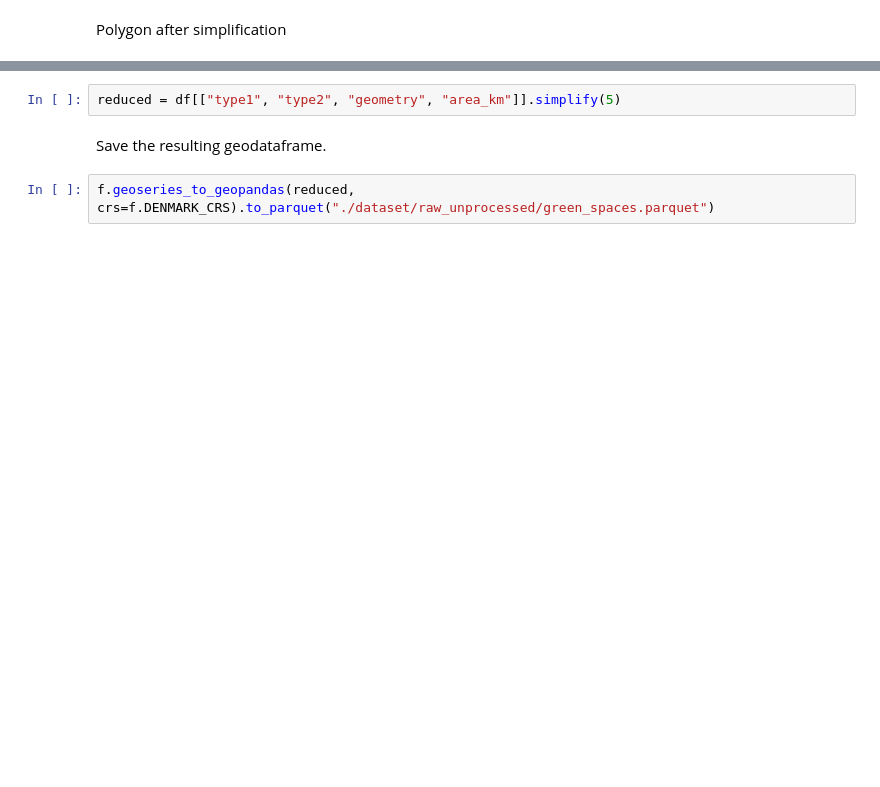
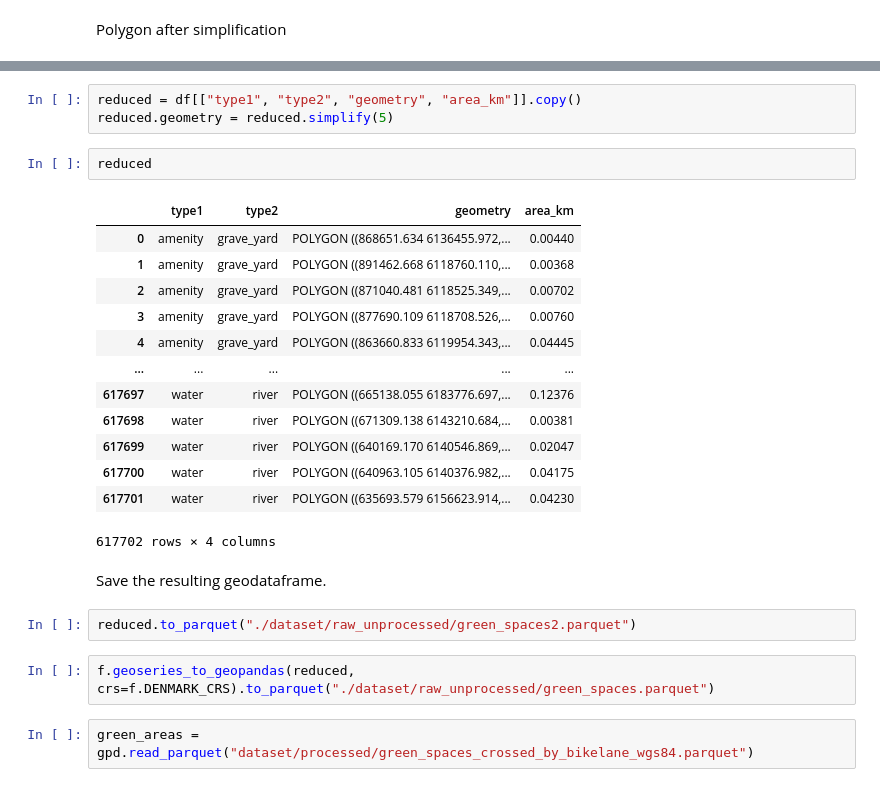
Before and after one commit to csipapicsa/geospatial_ds-project-FORK, a Jupyter notebook: forest_merger_and_green_spaces_stats.ipynb, the cells around one changed output, grey strips where cells are left out. Saved outputs shown, nothing was run; the diff lists cells and outputs as text; blank space fills up the shorter version.

```diff
--- a/forest_merger_and_green_spaces_stats.ipynb
+++ b/forest_merger_and_green_spaces_stats.ipynb
@@ -77,8 +77,29 @@ df[527757:527758].geometry.simplify(5).explore()
 # %% [output]
 [interactive output not drawn]
 # %%
-reduced = df[["type1", "type2", "geometry", "area_km"]].simplify(5)
+reduced = df[["type1", "type2", "geometry", "area_km"]].copy()
+reduced.geometry = reduced.simplify(5)
+# %%
+reduced
+# %% [output]
+|  | type1 | type2 | geometry | area_km |
+| 0 | amenity | grave_yard | POLYGON ((868651.634 6136455.972,... | 0.00440 |
+| 1 | amenity | grave_yard | POLYGON ((891462.668 6118760.110,... | 0.00368 |
+| 2 | amenity | grave_yard | POLYGON ((871040.481 6118525.349,... | 0.00702 |
+| 3 | amenity | grave_yard | POLYGON ((877690.109 6118708.526,... | 0.00760 |
+| 4 | amenity | grave_yard | POLYGON ((863660.833 6119954.343,... | 0.04445 |
+| ... | ... | ... | ... | ... |
+| 617697 | water | river | POLYGON ((665138.055 6183776.697,... | 0.12376 |
+| 617698 | water | river | POLYGON ((671309.138 6143210.684,... | 0.00381 |
+| 617699 | water | river | POLYGON ((640169.170 6140546.869,... | 0.02047 |
+| 617700 | water | river | POLYGON ((640963.105 6140376.982,... | 0.04175 |
+| 617701 | water | river | POLYGON ((635693.579 6156623.914,... | 0.04230 |
+617702 rows × 4 columns
 # %% [markdown]
 Save the resulting geodataframe.
+# %%
+reduced.to_parquet("./dataset/raw_unprocessed/green_spaces2.parquet")
 # %%
 f.geoseries_to_geopandas(reduced, crs=f.DENMARK_CRS).to_parquet("./dataset/raw_unprocessed/green_spaces.parquet")
+# %%
+green_areas = gpd.read_parquet("dataset/processed/green_spaces_crossed_by_bikelane_wgs84.parquet")
```
Also changed, not shown: parts of 3 cells of this notebook, 4 other files.
